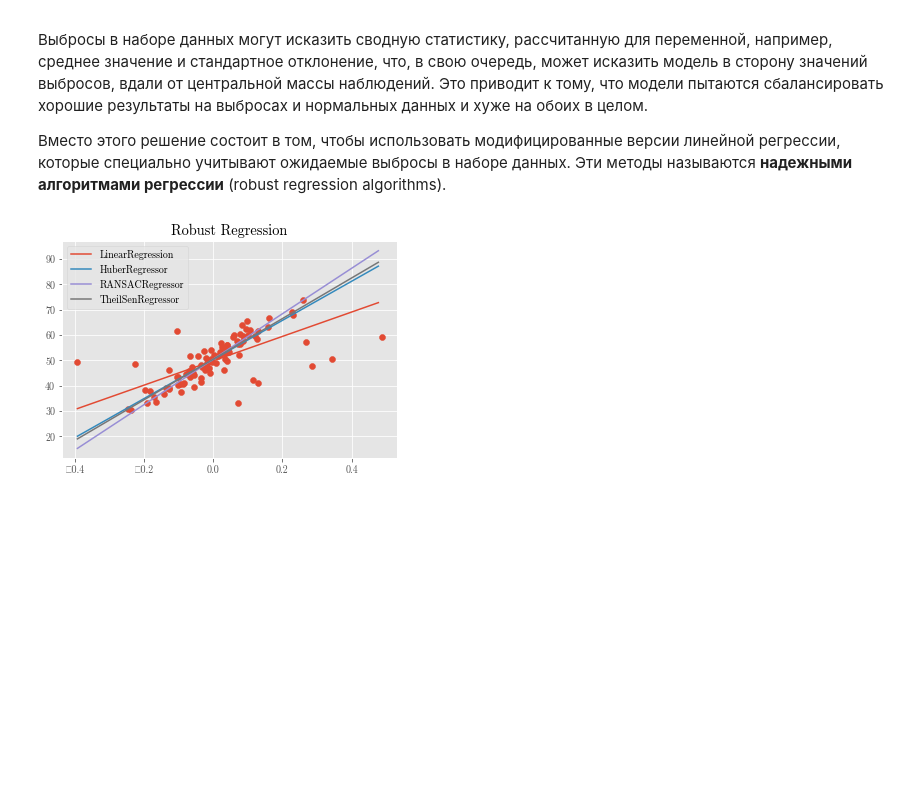
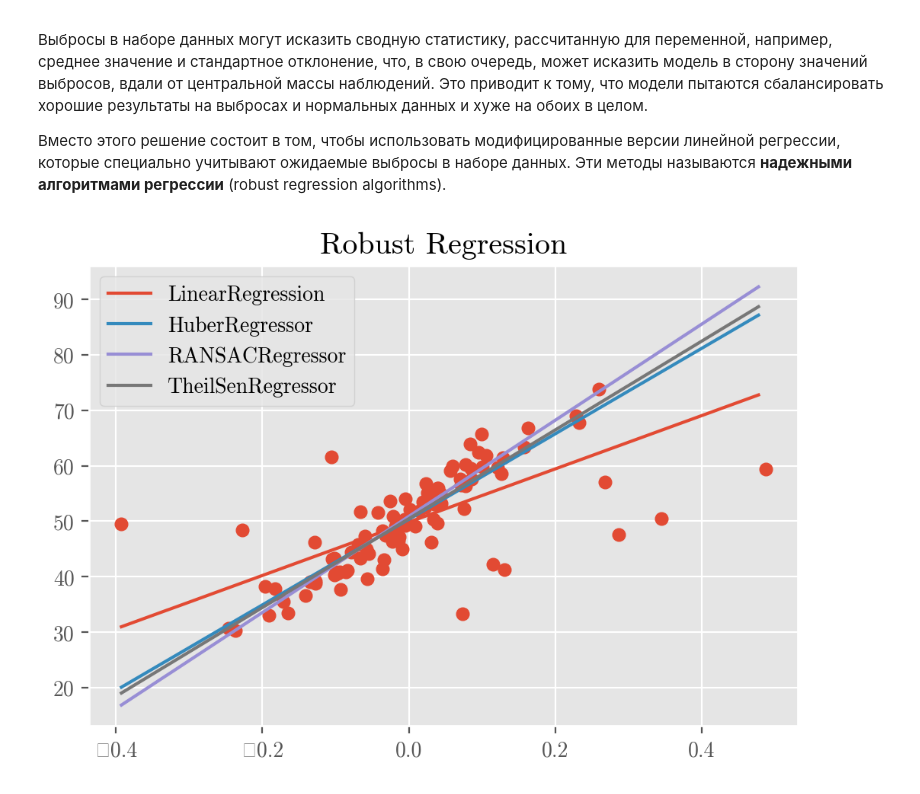
Before and after one commit to nikolskiyv/ml_practice, a Jupyter notebook: 1_polynomial_approximation/HW_1.ipynb, the cells around one changed output. Cells and saved outputs as stored; diff of their text form; code cells hidden in the pictures; blank space fills up the shorter version.

```diff
--- a/1_polynomial_approximation/HW_1.ipynb
+++ b/1_polynomial_approximation/HW_1.ipynb
@@ -222,20 +219,20 @@ print(ridgeModelChosen.score(X_test, y_test))
 # %%
-# List to maintain the cross-validation scores
 cross_val_scores_lasso = []
 
-# List to maintain the different values of Lambda
-Lambda = []
+alpha = []
 
-# Loop to compute the cross-validation scores
-for i in range(1, 9):
-    lassoModel = Lasso(alpha = i * 0.25, tol = 0.0925)
+for _alpha in [0.25, 0.5, 0.75, 1.0, 1.25, 1.5, 1.75, 2.0]:
+    lassoModel = Lasso(alpha=_alpha)
     lassoModel.fit(X_train, y_train)
-    scores = cross_val_score(lassoModel, X, y, cv = 10)
-    avg_cross_val_score = mean(scores)*100
+
+    scores = cross_val_score(lassoModel, X, y, cv=10)
+    avg_cross_val_score = mean(scores)
+
     cross_val_scores_lasso.append(avg_cross_val_score)
-    Lambda.append(i * 0.25)
+    alpha.append(_alpha)
 
-# Loop to print the different values of cross-validation scores
-for i in range(0, len(alpha)):
-    print(str(alpha[i]) + ' : ' + str(cross_val_scores_lasso[i]))
+for idx in range(0, len(alpha)):
+    print(str(alpha[idx]) + ' : ' + str(cross_val_scores_lasso[idx]))
+
+lasso_res = mean(cross_val_scores_lasso)
 # %% [output]
@@ -261,17 +249,9 @@ print(lassoModelChosen.score(X_test, y_test))
 # %%
-# Building the two lists for visualization
-models = ['Linear Regression', 'Ridge Regression', 'Lasso Regression']
-scores = [linearModel.score(X_test, y_test),
-        ridgeModelChosen.score(X_test, y_test),
-        lassoModelChosen.score(X_test, y_test)]
+results = {}
+results['Linear Regression'] = reg_res
+results['Ridge Regression'] = ridge_res
+results['Lasso Regression'] = lasso_res
 
-# Building the dictionary to compare the scores
-mapping = {}
-mapping['Linear Regression'] = linearModel.score(X_test, y_test)
-mapping['Ridge Regression'] = ridgeModelChosen.score(X_test, y_test)
-mapping['Lasso Regression'] = lassoModelChosen.score(X_test, y_test)
-
-# Printing the scores for different models
-for key, val in mapping.items():
-    print(str(key)+' : '+str(val))
+for key, val in results.items():
+    print(str(key) + ' : '+str(val))
 # %% [output]
@@ -390,14 +404,15 @@ def plot_best_fit(X, y, xaxis, model):
 # %%
 X, y = get_dataset()
 
 xaxis = arange(X.min(), X.max(), 0.01)  # сетка графика
 
+fig, ax1 = plt.subplots(dpi=200)
 for model in get_models():
     plot_best_fit(X, y, xaxis, model)  # отрисовываем предсказания каждой модели
 
 pyplot.scatter(X, y)
 pyplot.title('Robust Regression')
 pyplot.legend()
 pyplot.show()
 # %% [output]
-[figure, old version]
+[figure, new version]
```
Also changed, not shown: parts of 31 cells of this notebook.
